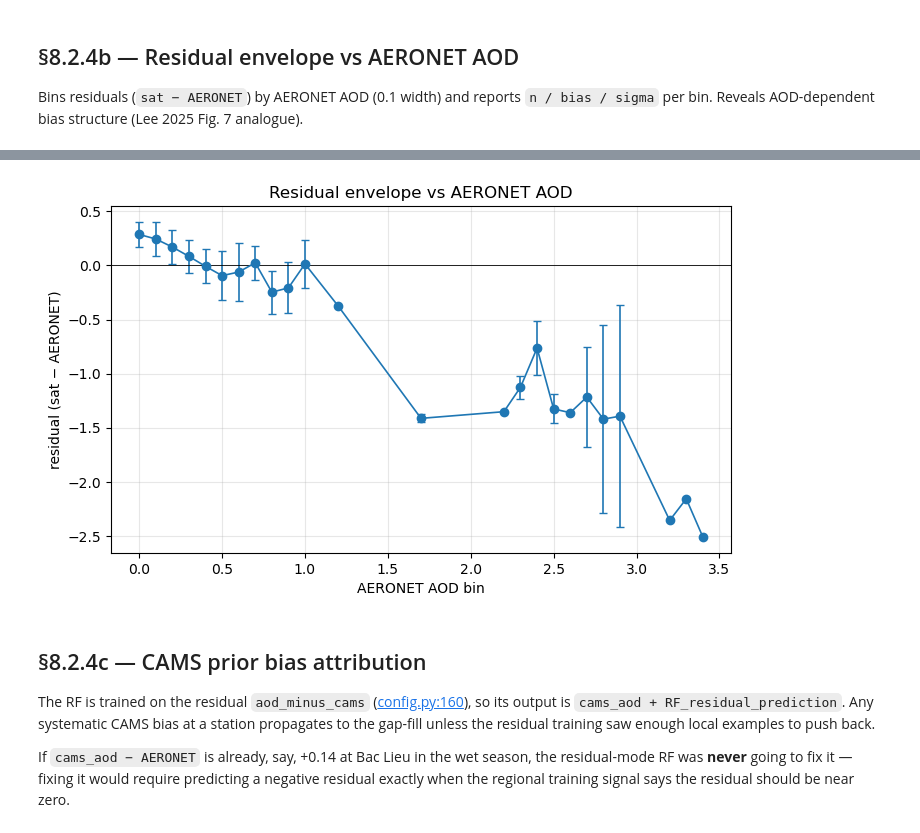
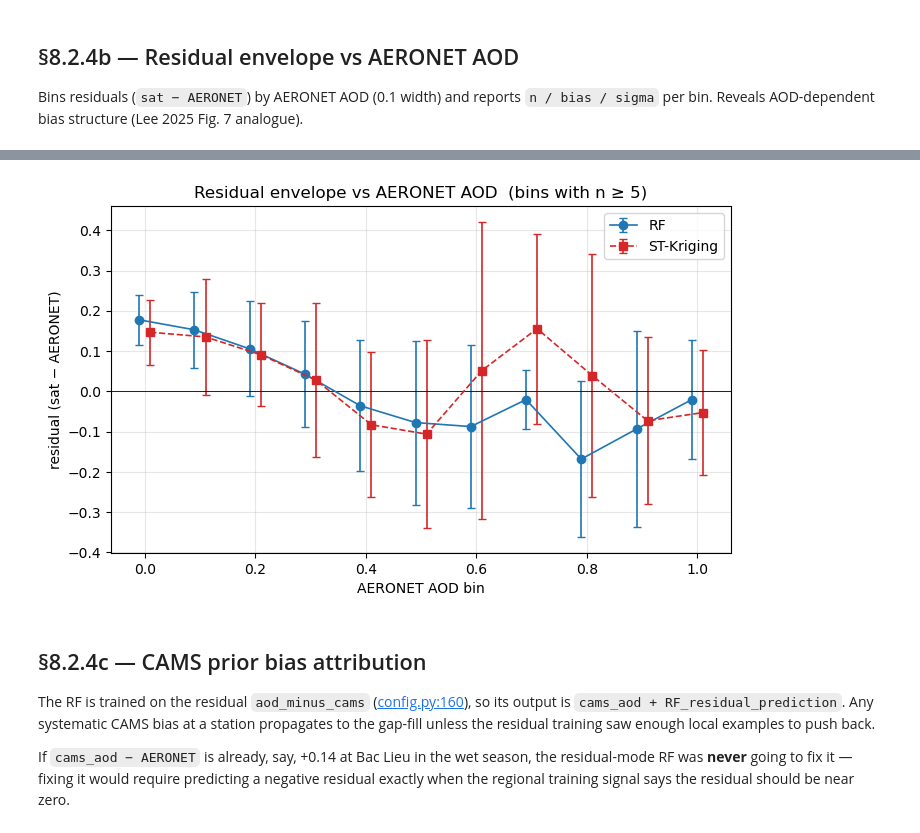
Before and after one commit to sfatew/Air_Quality, a Jupyter notebook: AOD_map/stage_b/validate_robustness.ipynb, the cells around one changed output, grey strips where cells are left out. Saved outputs shown, nothing was run; the diff lists cells and outputs as text; code cells hidden in the pictures.

```diff
--- a/AOD_map/stage_b/validate_robustness.ipynb
+++ b/AOD_map/stage_b/validate_robustness.ipynb
@@ -59,8 +59,10 @@ plt.tight_layout()
 
 Bins residuals (`sat − AERONET`) by AERONET AOD (0.1 width) and reports `n / bias / sigma` per bin.  Reveals AOD-dependent bias structure (Lee 2025 Fig. 7 analogue).
 # %%
-pairs_rf = vb.aeronet_pairs(START, END, candidate='rf', blind_only=True)
-env = vb.residual_envelope(pairs_rf)
+pairs_rf   = vb.aeronet_pairs(START, END, candidate='rf',      blind_only=True)
+pairs_krig = vb.aeronet_pairs(START, END, candidate='kriging', blind_only=True)
+env      = vb.residual_envelope(pairs_rf)     # kept as `env` so §8.2.4c below still works
+env_krig = vb.residual_envelope(pairs_krig)
 env
 # %% [output]
 |  | aer_bin | n | bias | sigma |
@@ -83,14 +105,27 @@ env
 # %%
-if not env.empty:
+MIN_N_PLOT = 5  # hide bins with too few pairs to be readable
+
+def _trim(e):
+    return e[e['n'] >= MIN_N_PLOT] if not e.empty else e
+
+er, ek = _trim(env), _trim(env_krig)
+
+if not (er.empty and ek.empty):
     fig, ax = plt.subplots(figsize=(8, 4.5))
-    ax.errorbar(env['aer_bin'], env['bias'], yerr=env['sigma'],
-                fmt='o-', capsize=3, lw=1.2)
+    # small x-offset so errorbars don't sit on top of each other
+    if not er.empty:
+        ax.errorbar(er['aer_bin'] - 0.01, er['bias'], yerr=er['sigma'],
+                    fmt='o-', capsize=3, lw=1.2, color='C0', label='RF')
+    if not ek.empty:
+        ax.errorbar(ek['aer_bin'] + 0.01, ek['bias'], yerr=ek['sigma'],
+                    fmt='s--', capsize=3, lw=1.2, color='C3', label='ST-Kriging')
     ax.axhline(0, color='k', lw=0.6)
     ax.set_xlabel('AERONET AOD bin'); ax.set_ylabel('residual (sat − AERONET)')
-    ax.set_title('Residual envelope vs AERONET AOD')
+    ax.set_title(f'Residual envelope vs AERONET AOD  (bins with n ≥ {MIN_N_PLOT})')
     ax.grid(alpha=0.3)
+    ax.legend()
 # %% [output]
-[figure, old version]
+[figure, new version]
 # %% [markdown]
 ## §8.2.4c — CAMS prior bias attribution
 
```
Also changed, not shown: parts of 7 cells of this notebook, 16 other files.
